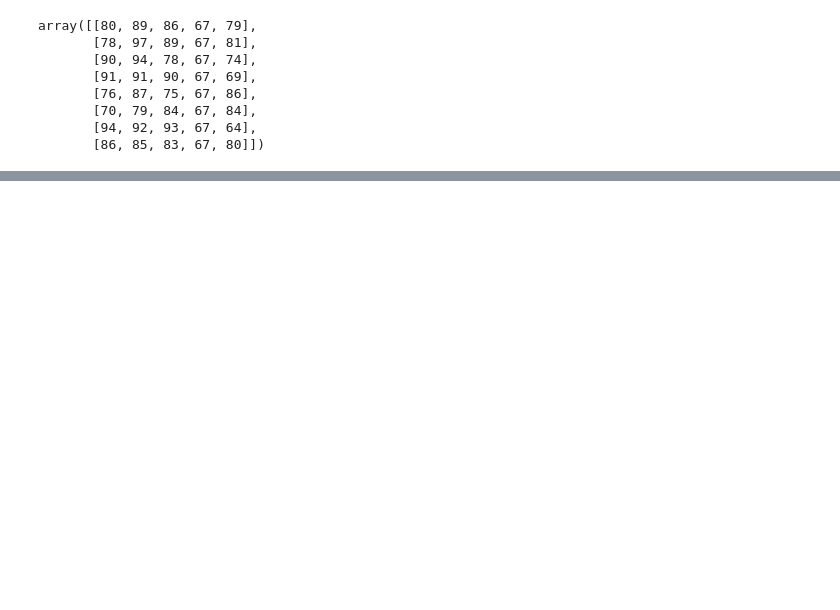
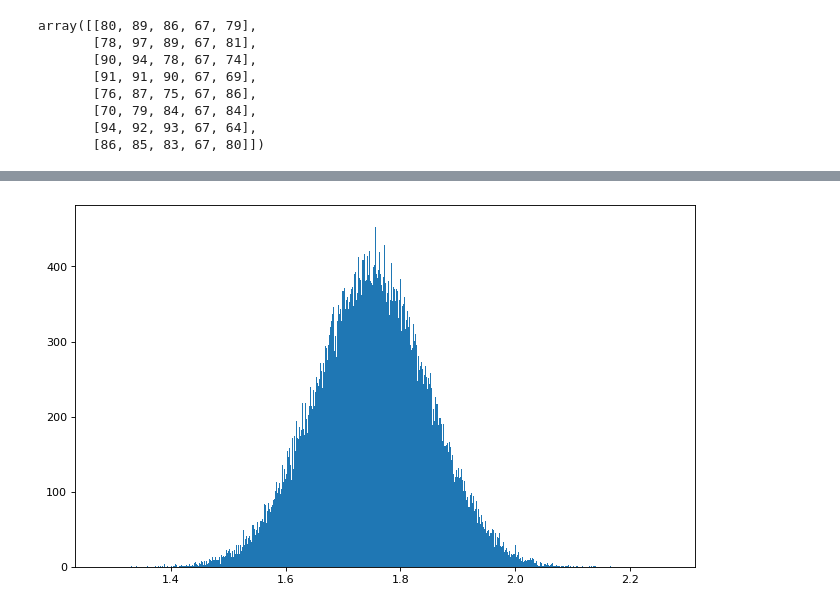
Before and after one commit to WakingHours-GitHub/Data-Analysis, a Jupyter notebook: 2_Numpy库/numpy.ipynb, the cells around one changed output, grey strips where cells are left out. Saved outputs shown, nothing was run; the diff lists cells and outputs as text; code cells hidden in the pictures; blank space fills up the shorter version.

```diff
--- a/2_Numpy库/numpy.ipynb
+++ b/2_Numpy库/numpy.ipynb
@@ -82,0 +407,9 @@ array([[80, 89, 86, 67, 79],
+# %%
+# 1. 创建画布:
+plt.figure(figsize=(10, 6), dpi=80)
+# 画图:
+plt.hist(data, bins=10000) # 切分的组距,
+# 展示图像
+plt.show()
+# %% [output]
+[figure, added]
```
Also changed, not shown: parts of 52 cells of this notebook, 1 other file.
